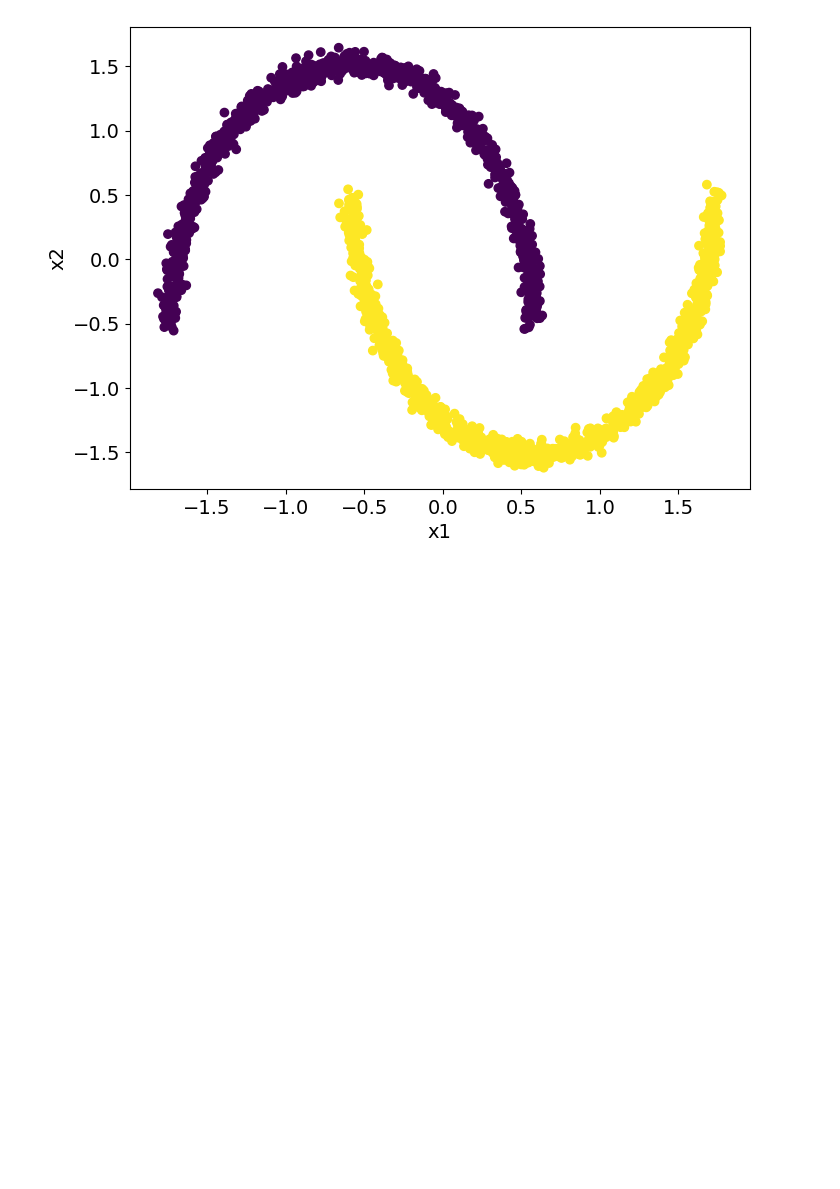
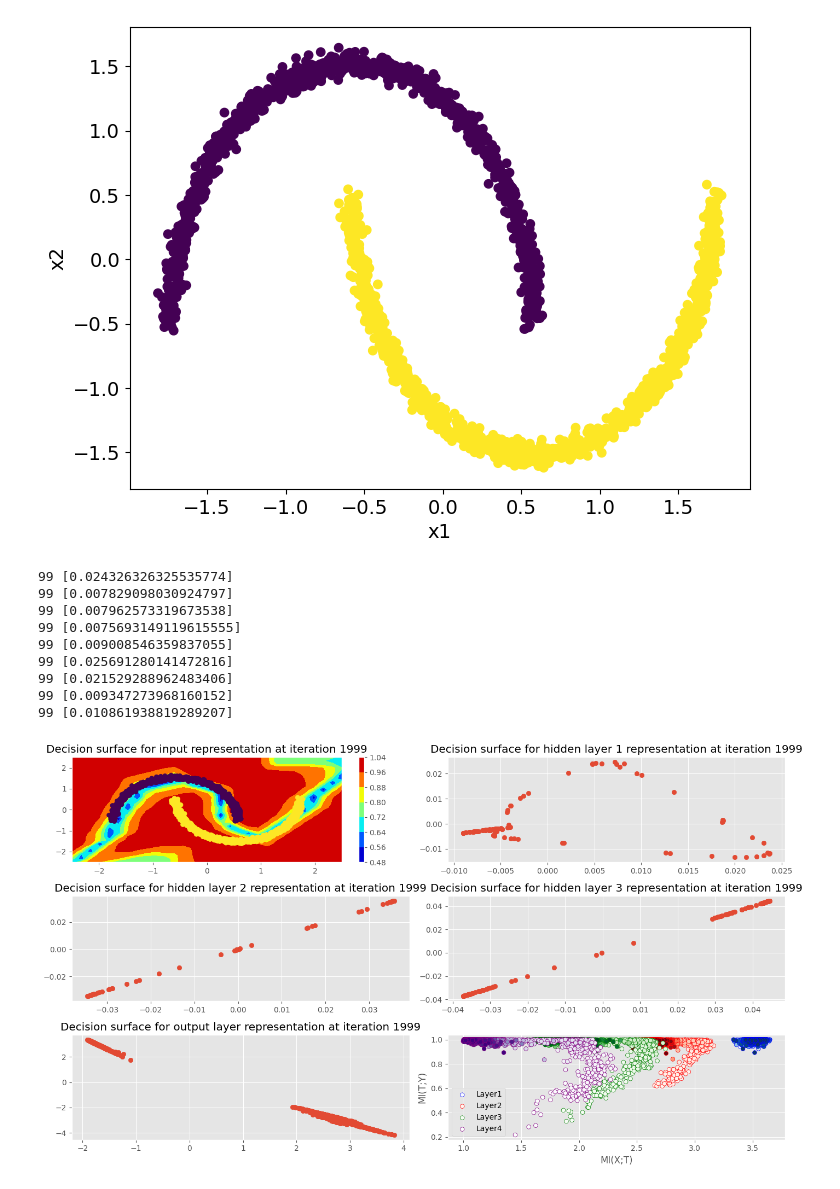
Before and after one commit to Wickstrom/InformationTheoryExperiment, a Jupyter notebook: NN2DMoons.ipynb, the cells around one changed output. Drawn from its saved outputs; the diff is of its cells as text; code cells hidden in the pictures; blank space fills up the shorter version.

```diff
--- a/NN2DMoons.ipynb
+++ b/NN2DMoons.ipynb
@@ -228,7 +228,7 @@ def make_grid_out(X, Y, model, ns):
 # seed moons 4, 9, 13, 25, 27, 31, 35, 37
 # seed circles 1, 8
 th.manual_seed(4)
-act = nn.Tanh()
+act = nn.ReLU()
 model = DNet(act).cuda()
 
 epochs, L, ns, acc, ps = 100, [], 30, [], 0.3
@@ -352,33 +352,44 @@ plt.subplot(3, 2, 2)
 plt.scatter(video_r1[-1, :, 0], video_r1[-1, :, 1])#, c=y_tr.argmax(1).cpu().detach().numpy())
 plt.title('Decision surface for hidden layer 1 representation at iteration '+str(epoch*20+iteration))
 plt.subplot(3, 2, 3)
 #plt.contourf(X_l2, Y_l2, video_l2[-1], cmap='jet')
 #lt.colorbar()
 plt.scatter(video_r2[-1, :, 0], video_r2[-1, :, 0])#, c=y_tr.argmax(1).cpu().detach().numpy())
 plt.title('Decision surface for hidden layer 2 representation at iteration '+str(epoch*20+iteration))
 plt.subplot(3, 2, 4)
 plt.scatter(video_r3[-1, :, 0], video_r3[-1, :, 0])#, c=y_tr.argmax(1).cpu().detach().numpy())
 plt.title('Decision surface for hidden layer 3 representation at iteration '+str(epoch*20+iteration))
 plt.subplot(3, 2, 5)
 #plt.contourf(X_out, Y_out, video_out[-1], cmap='jet')
 #plt.colorbar()
 plt.scatter(pred.cpu().detach().numpy()[:, 0], pred.cpu().detach().numpy()[:, 1])#, c=y_tr.argmax(1).cpu().detach().numpy())
 plt.title('Decision surface for output layer representation at iteration '+str(epoch*20+iteration))
 plt.subplot(3, 2, 6)
 
 MI_X = th.tensor(MI_X).numpy(force=True)
 MI_Y = th.tensor(MI_Y).numpy(force=True)
 c_lab = ['Blues', 'Reds', 'Greens', 'Purples']
 
 for i in range(4):
     plt.scatter(MI_X[:, i], MI_Y[:, i], cmap=c_lab[i], s=30, edgecolor=c_lab[i][:-1],
                 c=np.arange(0, MI_X.shape[0], 1), label='Layer'+str(i+1))
 
 plt.xlabel('MI(X;T)')
 plt.ylabel('MI(T;Y)')
 plt.legend()
 plt.tight_layout()
 plt.show()
+# %% [output]
+99 [0.024326326325535774]
+99 [0.007829098030924797]
+99 [0.007962573319673538]
+99 [0.0075693149119615555]
+99 [0.009008546359837055]
+99 [0.025691280141472816]
+99 [0.021529288962483406]
+99 [0.009347273968160152]
+99 [0.010861938819289207]
+[figure, added]
 # %%
 def sma(arr, n):
    weights = np.ones(n) / n
```
Also changed, not shown: parts of 3 cells of this notebook.
